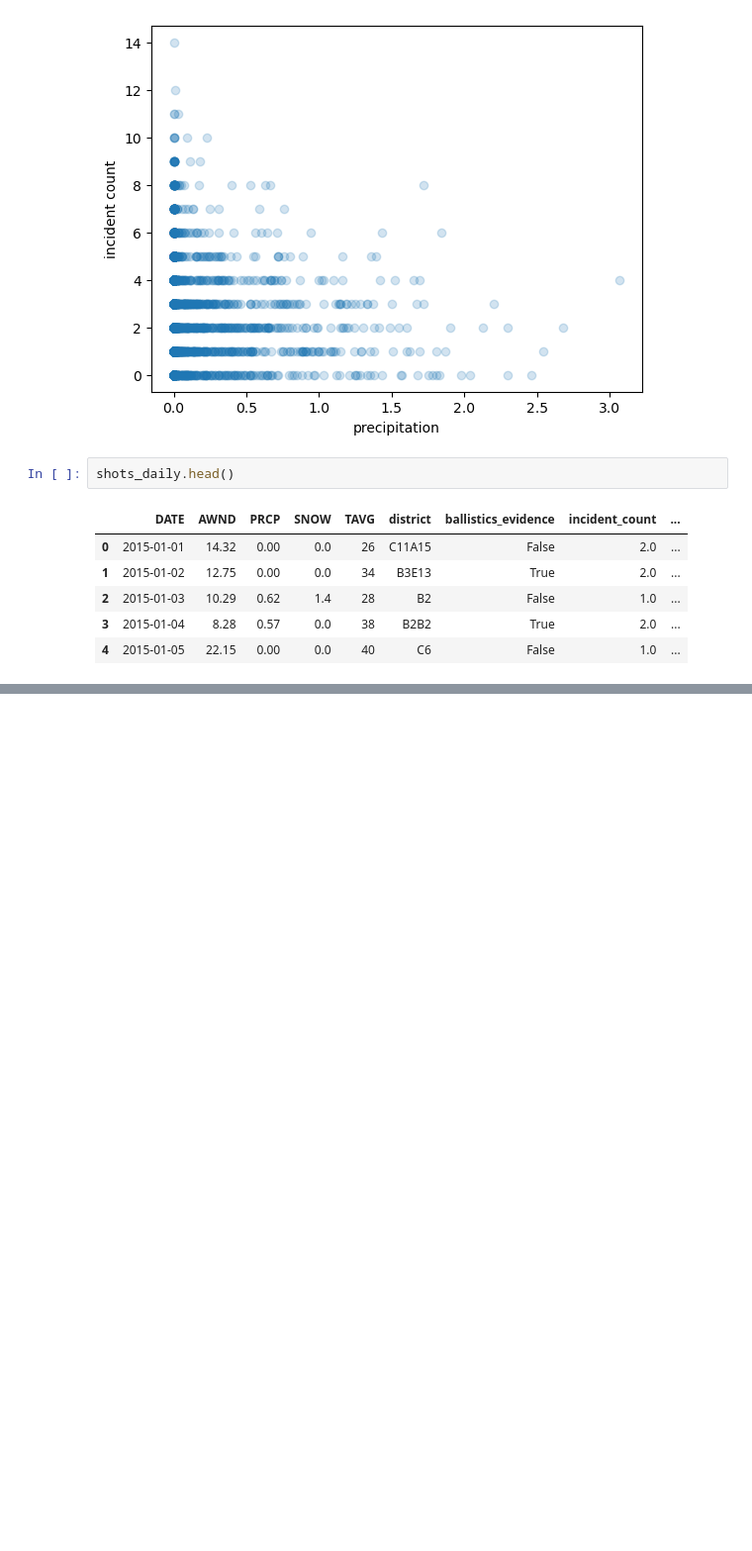
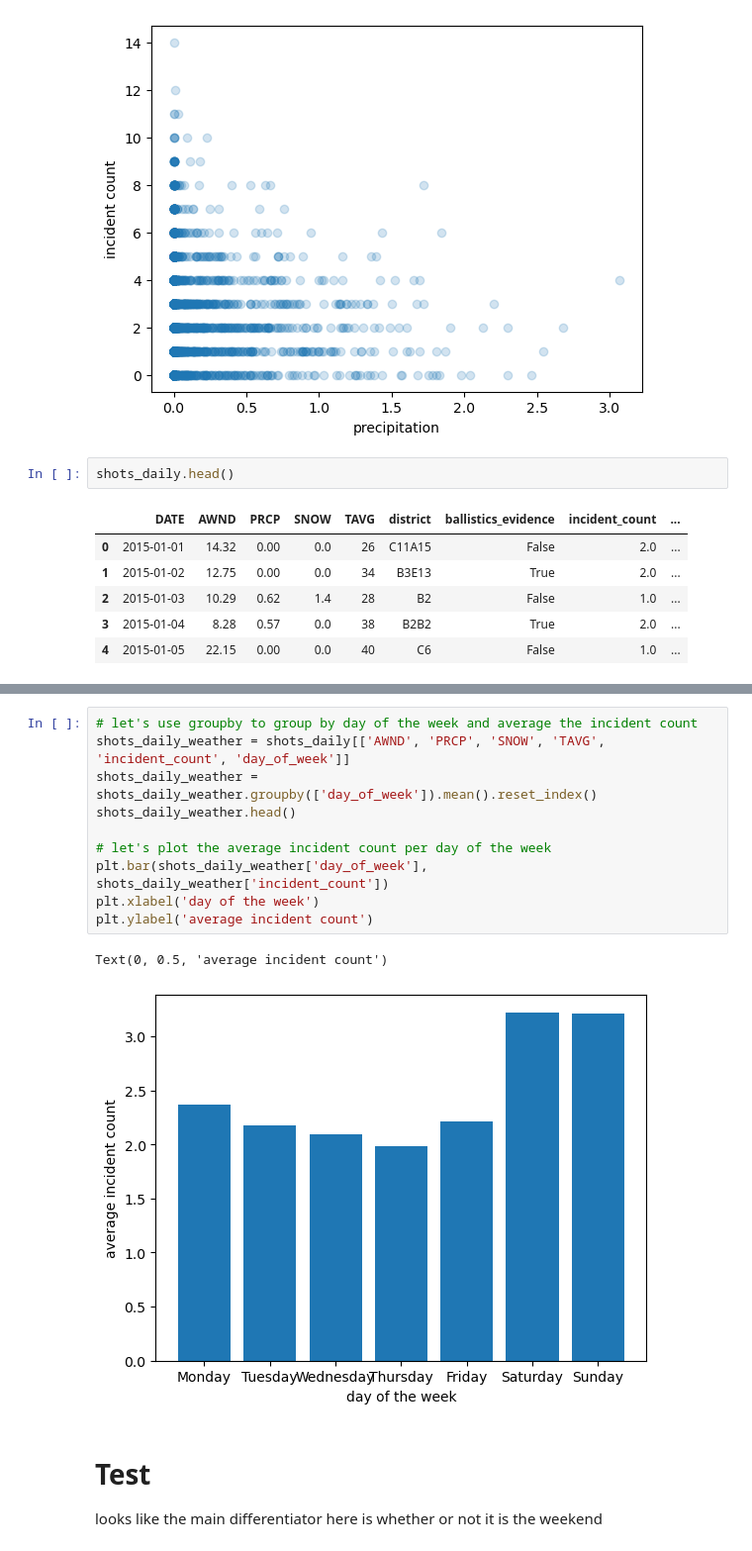
Before and after one commit to kammelCase/ShotsFiredBoston, a Jupyter notebook: ShotsFired_EDA_aggregate_samples.ipynb, the cells around one changed output, grey strips where cells are left out. Shown: that part at 99% size. Cells and saved outputs as stored; diff of their text form; blank space fills up the shorter version.

```diff
--- a/ShotsFired_EDA_aggregate_samples.ipynb
+++ b/ShotsFired_EDA_aggregate_samples.ipynb
@@ -247,0 +254,16 @@ TypeError: agg function failed [how->mean,dtype->object]
+# %%
+# let's use groupby to group by day of the week and average the incident count
+shots_daily_weather = shots_daily[['AWND', 'PRCP', 'SNOW', 'TAVG', 'incident_count', 'day_of_week']]
+shots_daily_weather = shots_daily_weather.groupby(['day_of_week']).mean().reset_index()
+shots_daily_weather.head()
+
+# let's plot the average incident count per day of the week
+plt.bar(shots_daily_weather['day_of_week'], shots_daily_weather['incident_count'])
+plt.xlabel('day of the week')
+plt.ylabel('average incident count')
+# %% [output]
+Text(0, 0.5, 'average incident count')
+[figure, added]
+# %% [markdown]
+# Test
+looks like the main differentiator here is whether or not it is the weekend
```
Also changed, not shown: parts of 2 cells of this notebook, 1 other file.
